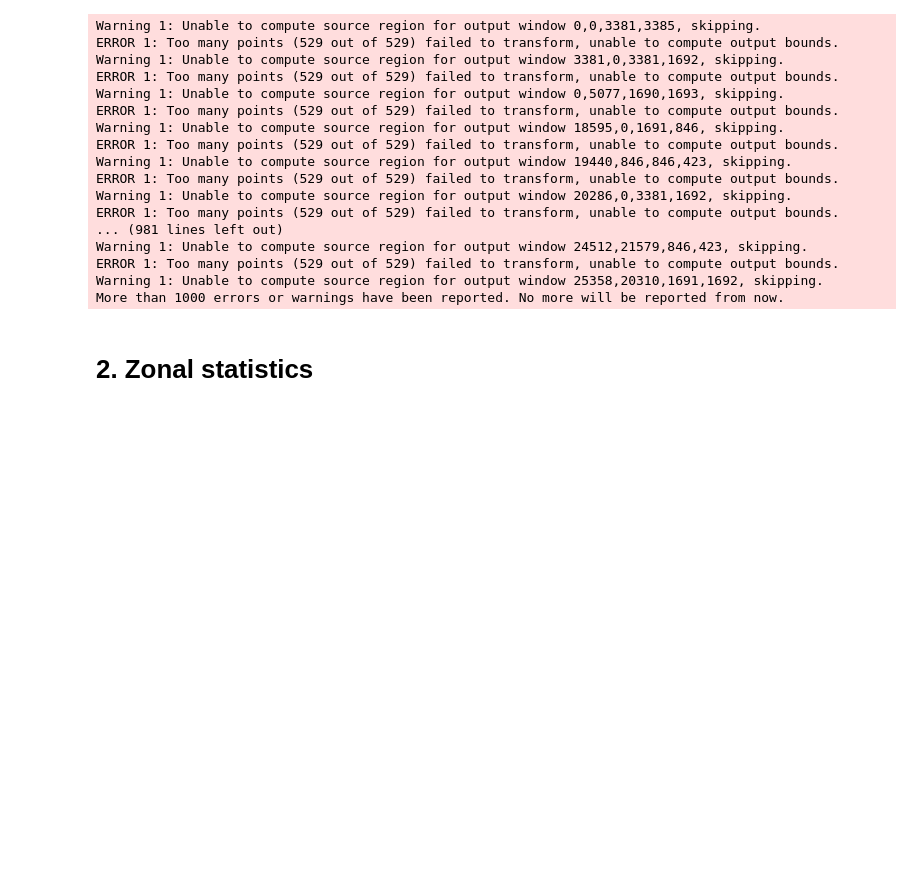
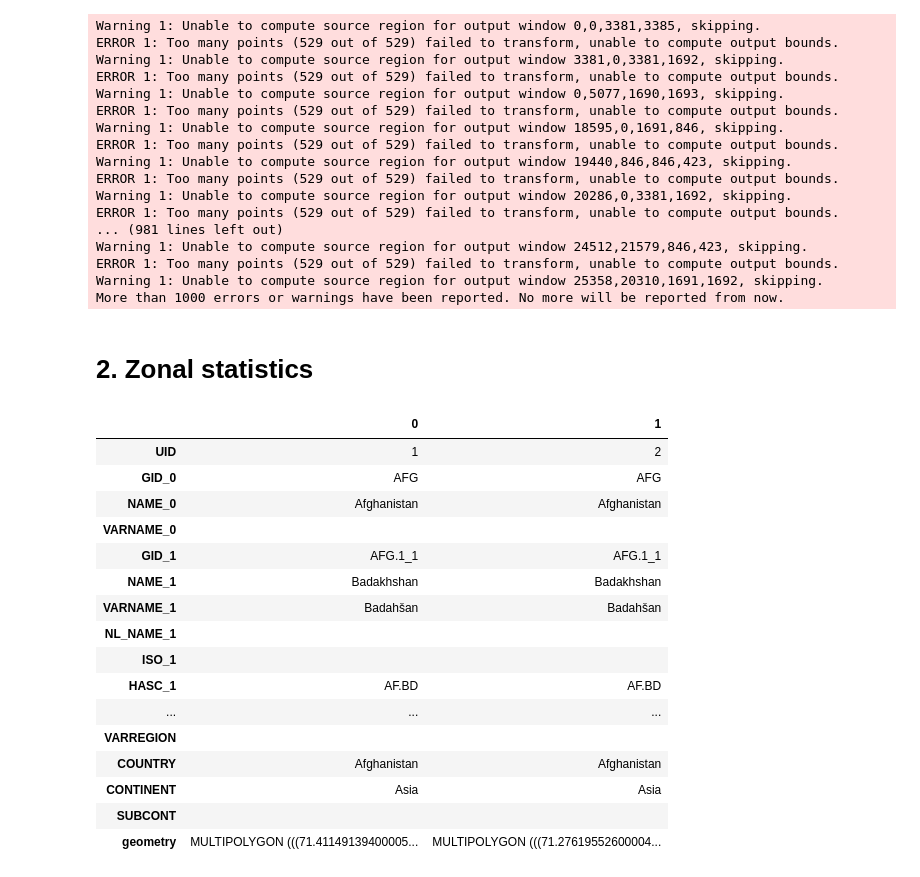
Before and after one commit to OxfordDemSci/Mapineq, a Jupyter notebook: src/data-wrangling/Xiang/2024.06.15 PM2.5.ipynb, the cells around one changed output. Saved outputs shown, nothing was run; the diff lists cells and outputs as text; code cells hidden in the pictures; blank space fills up the shorter version.

```diff
--- a/src/data-wrangling/Xiang/2024.06.15 PM2.5.ipynb
+++ b/src/data-wrangling/Xiang/2024.06.15 PM2.5.ipynb
@@ -109,0 +127,20 @@ gadm = gpd.read_file('/data/xiang/1-Data/GADM/gadm_410-gpkg/gadm_410.gpkg')
+# %%
+gadm.iloc[:2,:].T
+# %% [output]
+|  | 0 | 1 |
+| UID | 1 | 2 |
+| GID_0 | AFG | AFG |
+| NAME_0 | Afghanistan | Afghanistan |
+| VARNAME_0 |  |  |
+| GID_1 | AFG.1_1 | AFG.1_1 |
+| NAME_1 | Badakhshan | Badakhshan |
+| VARNAME_1 | Badahšan | Badahšan |
+| NL_NAME_1 |  |  |
+| ISO_1 |  |  |
+| HASC_1 | AF.BD | AF.BD |
+| ... | ... | ... |
+| VARREGION |  |  |
+| COUNTRY | Afghanistan | Afghanistan |
+| CONTINENT | Asia | Asia |
+| SUBCONT |  |  |
+| geometry | MULTIPOLYGON (((71.41149139400005... | MULTIPOLYGON (((71.27619552600004... |
```
Also changed, not shown: parts of 1 cell of this notebook, 1 other file.
